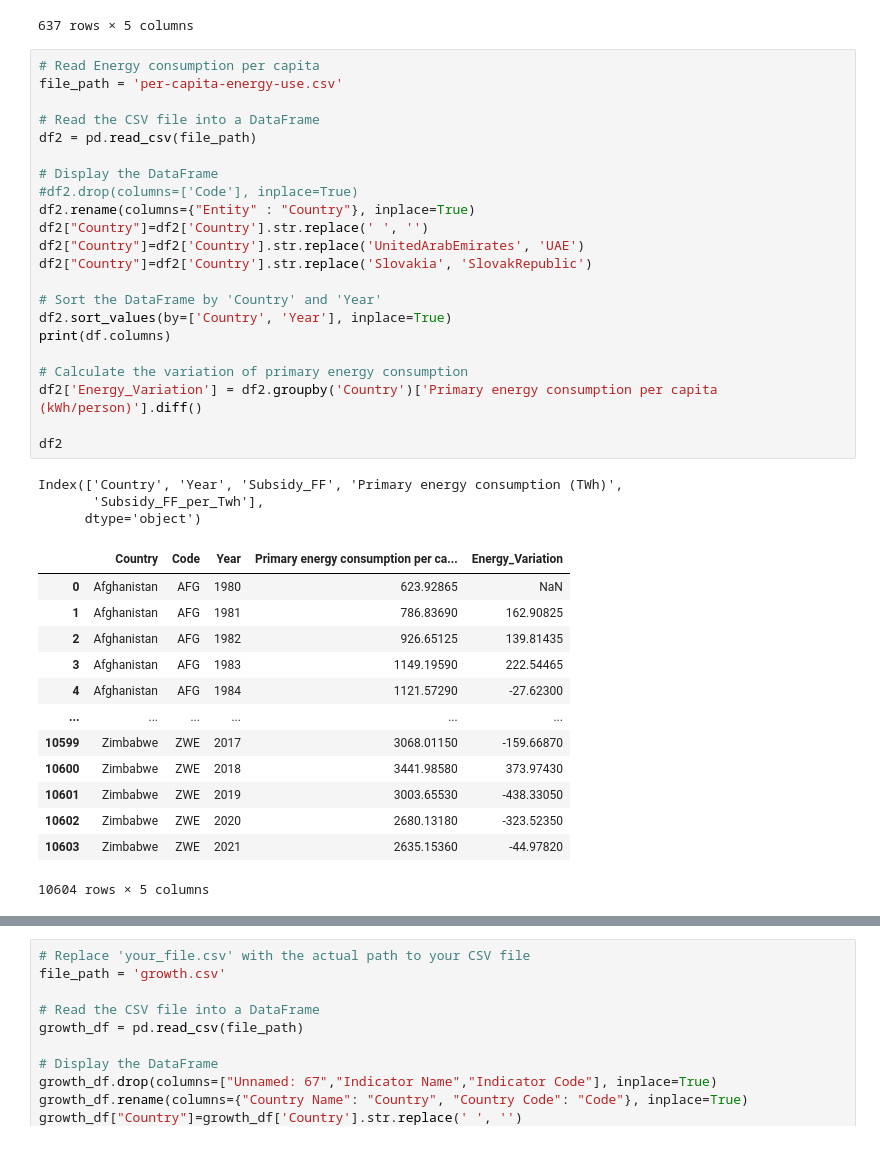
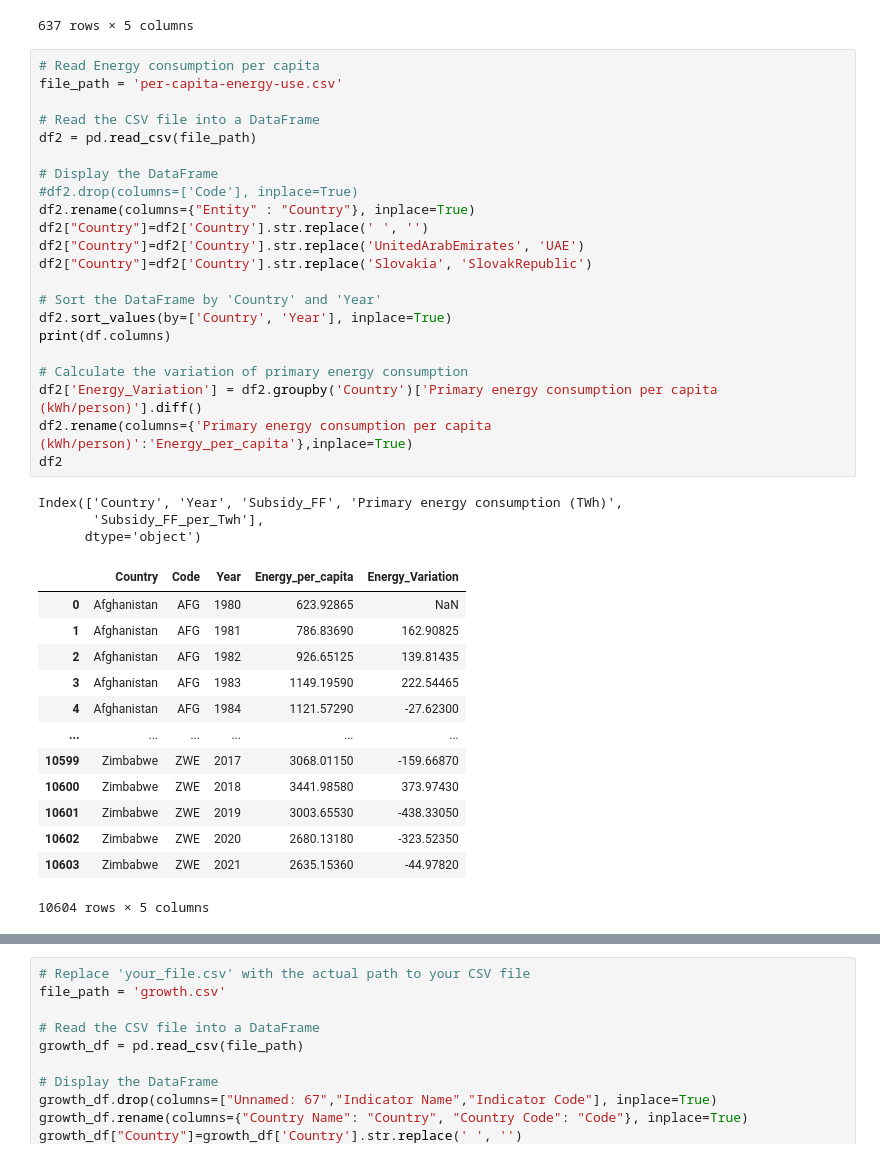
Before and after one commit to Tristan22400/Econometrics, a Jupyter notebook: regression.ipynb, the cells around one changed output, grey strips where cells are left out. Cells and saved outputs as stored; diff of their text form.

```diff
--- a/regression.ipynb
+++ b/regression.ipynb
@@ -82,30 +82,30 @@ df
 # %%
 # Read Energy consumption per capita
 file_path = 'per-capita-energy-use.csv'
 
 # Read the CSV file into a DataFrame
 df2 = pd.read_csv(file_path)
 
 # Display the DataFrame
 #df2.drop(columns=['Code'], inplace=True)
 df2.rename(columns={"Entity" : "Country"}, inplace=True)
 df2["Country"]=df2['Country'].str.replace(' ', '')
 df2["Country"]=df2['Country'].str.replace('UnitedArabEmirates', 'UAE')
 df2["Country"]=df2['Country'].str.replace('Slovakia', 'SlovakRepublic')
 
 # Sort the DataFrame by 'Country' and 'Year'
 df2.sort_values(by=['Country', 'Year'], inplace=True)
 print(df.columns)
 
 # Calculate the variation of primary energy consumption
 df2['Energy_Variation'] = df2.groupby('Country')['Primary energy consumption per capita (kWh/person)'].diff()
-
+df2.rename(columns={'Primary energy consumption per capita (kWh/person)':'Energy_per_capita'},inplace=True)
 df2
 # %% [output]
 Index(['Country', 'Year', 'Subsidy_FF', 'Primary energy consumption (TWh)',
        'Subsidy_FF_per_Twh'],
       dtype='object')
-|  | Country | Code | Year | Primary energy consumption per ca... | Energy_Variation |
+|  | Country | Code | Year | Energy_per_capita | Energy_Variation |
 | 0 | Afghanistan | AFG | 1980 | 623.92865 | NaN |
 | 1 | Afghanistan | AFG | 1981 | 786.83690 | 162.90825 |
 | 2 | Afghanistan | AFG | 1982 | 926.65125 | 139.81435 |
```
Also changed, not shown: parts of 14 cells of this notebook, 13 other files.
